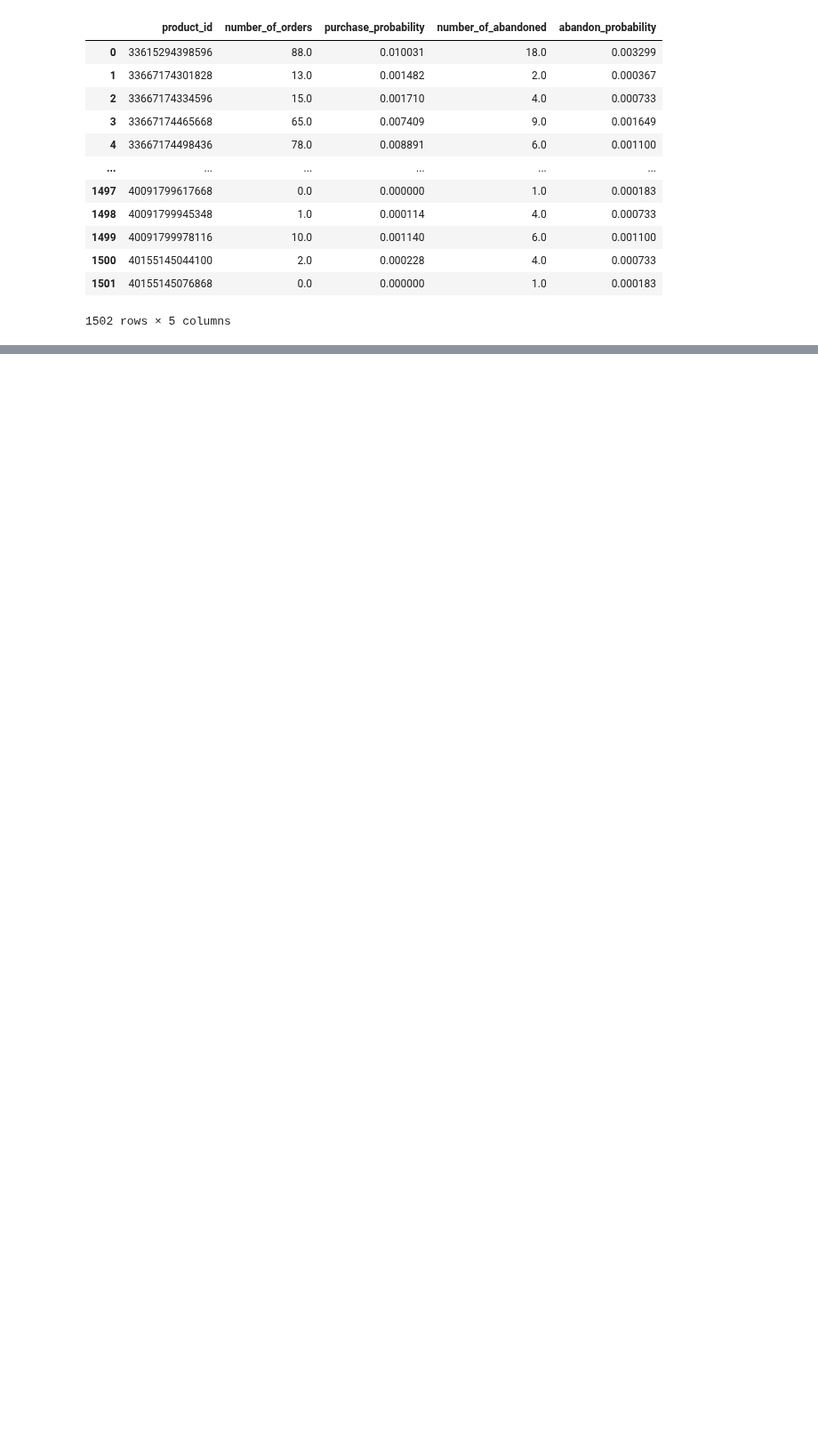
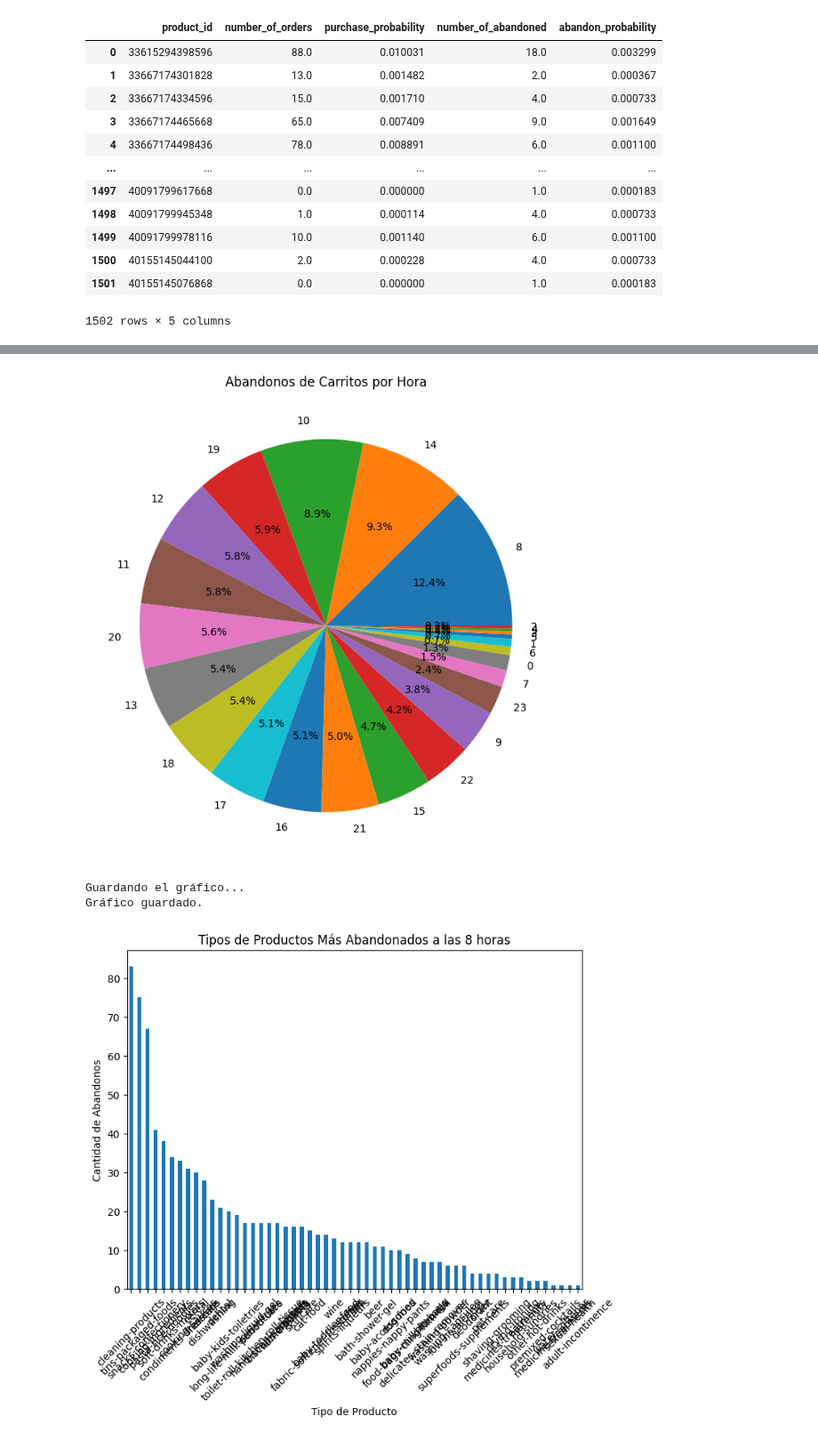
Before and after one commit to eduardodelreal/zrive-ds, a Jupyter notebook: src/module_2/module_2_part_1.ipynb, the cells around one changed output, grey strips where cells are left out. Shown at 89% size. Drawn from its saved outputs; the diff is of its cells as text; code cells hidden in the pictures; blank space fills up the shorter version.

```diff
--- a/src/module_2/module_2_part_1.ipynb
+++ b/src/module_2/module_2_part_1.ipynb
@@ -114,0 +373,51 @@ Gráfico guardado.
+# %%
+def analyze_abandoned_carts():
+    # Convertir timestamp a hora
+    df_abandoned_carts['hour'] = df_abandoned_carts['created_at'].dt.hour
+
+    # Conteo de abandonos por hora
+    hour_counts = df_abandoned_carts['hour'].value_counts()
+
+    # Gráfico circular de abandonos por hora
+    plt.figure(figsize=(8, 8))
+    hour_counts.plot(kind='pie', autopct='%1.1f%%')
+    plt.title('Abandonos de Carritos por Hora')
+    plt.ylabel('')
+    plt.show()
+
+    # Obtener las tres horas con más abandonos
+    top_hours = hour_counts.head(3).index
+
+    # Analizar los tipos de productos más abandonados en esas horas
+    for hour in top_hours:
+        # Filtrar carritos abandonados en la hora específica
+        hour_abandoned = df_abandoned_carts[df_abandoned_carts['hour'] == hour]
+
+        # Obtener los variant_id y luego los product_type
+        variant_ids = hour_abandoned['variant_id'].explode()
+        product_types = df_inventory[df_inventory['variant_id'].isin(variant_ids)]['product_type']
+
+        # Conteo de product_types
+        product_type_counts = product_types.value_counts()
+
+        # Gráfico de los tipos de productos abandonados
+        plt.figure(figsize=(8, 6))
+        product_type_counts.plot(kind='bar')
+        plt.title(f'Tipos de Productos Más Abandonados a las {hour} horas')
+        plt.xlabel('Tipo de Producto')
+        plt.ylabel('Cantidad de Abandonos')
+        plt.xticks(rotation=45)
+
+
+        print("Guardando el gráfico...")
+        plt.savefig('/home/edu/zrive-ds-1/zrive-ds/src/module_2/graphs/graph_1.png')
+        print("Gráfico guardado.")
+        plt.show()
+        plt.close()
+
+analyze_abandoned_carts()
+# %% [output]
+[figure, added]
+Guardando el gráfico...
+Gráfico guardado.
+[figure, added]
```
Also changed, not shown: parts of 11 cells of this notebook, 2 other files.
